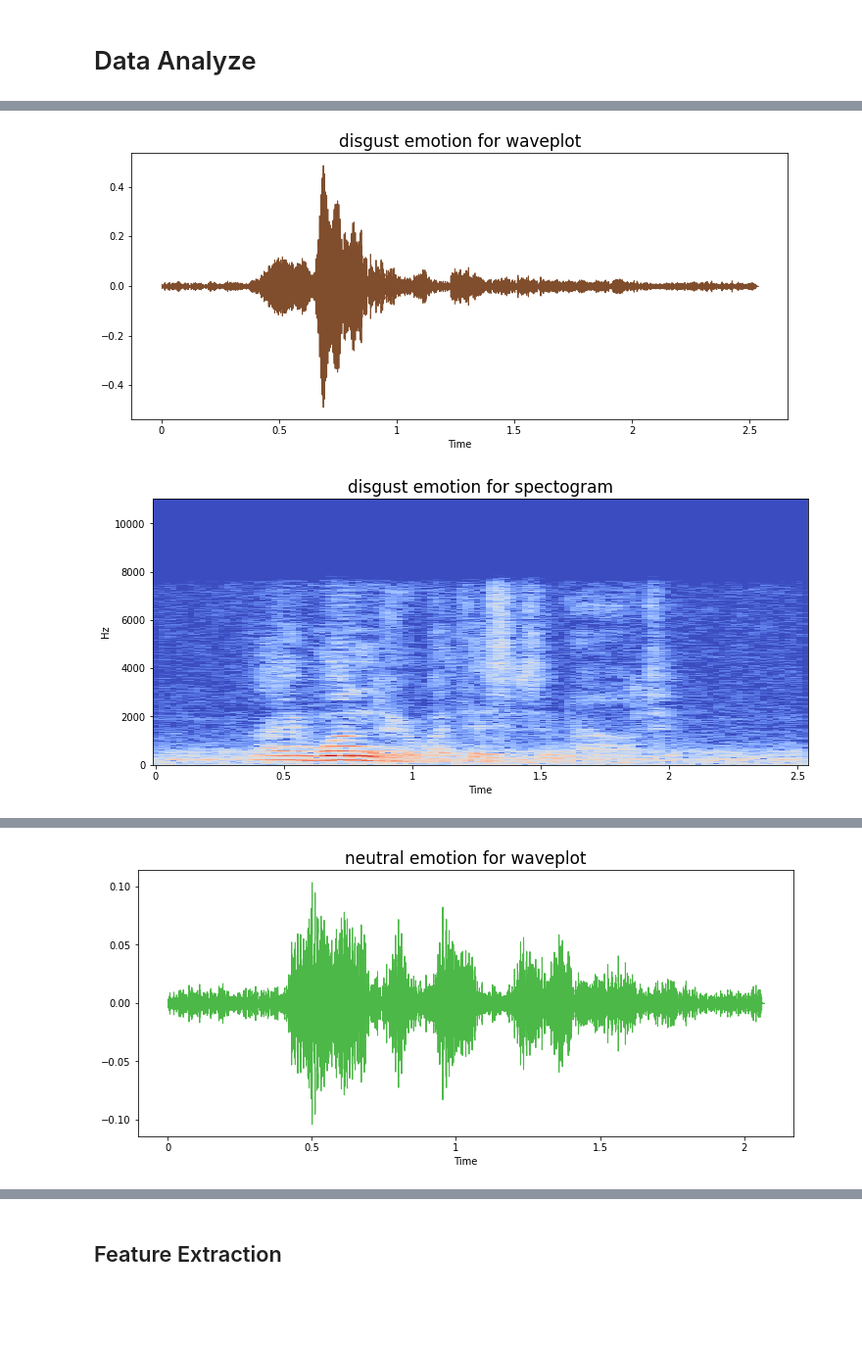
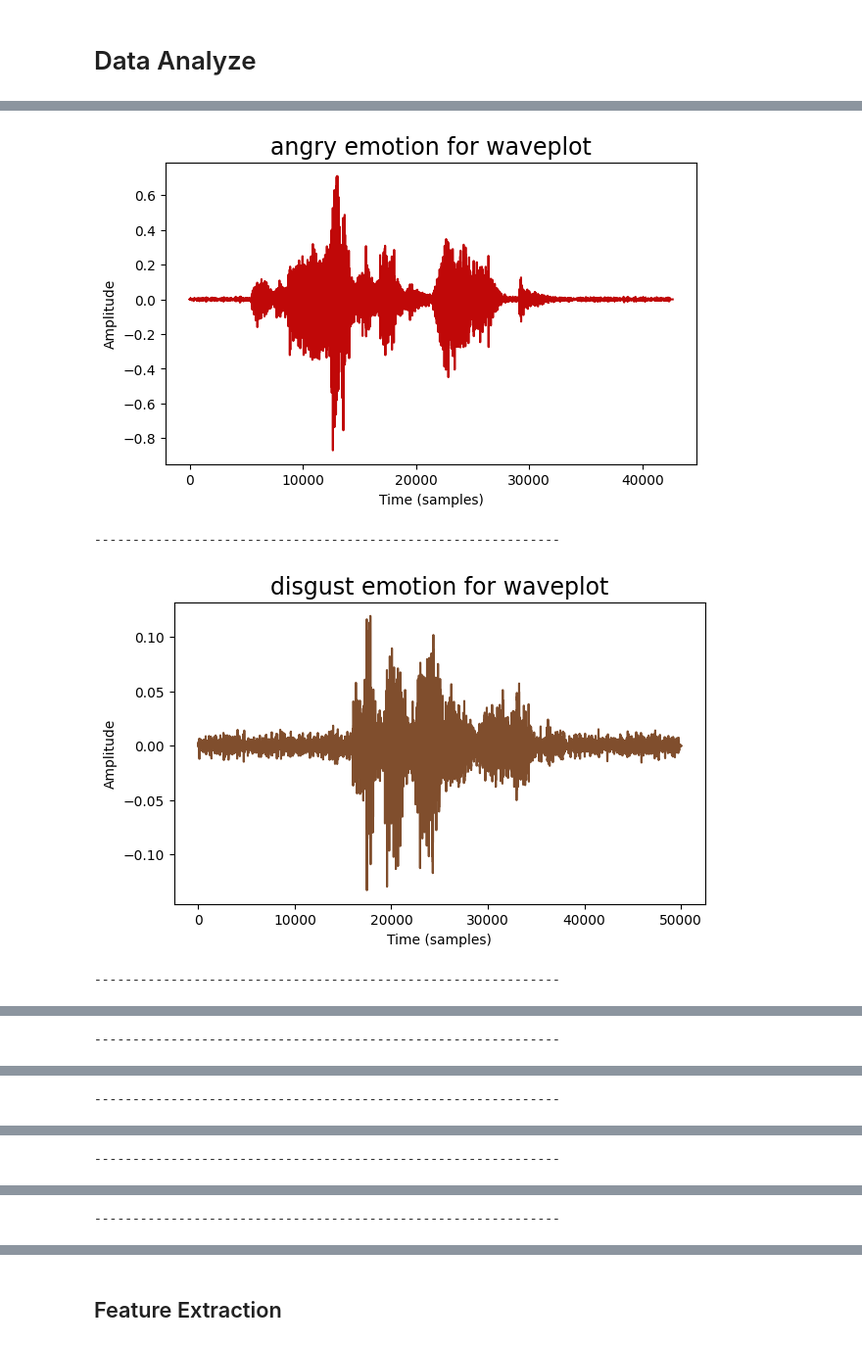
Before and after one commit to NourHamdyD/Speech-Emotion-Recognition, a Jupyter notebook: speech-emotion-recognition-with-cnn.ipynb, the cells around one changed output, grey strips where cells are left out. Shown at 98% size. Drawn from its saved outputs; the diff is of its cells as text; code cells hidden in the pictures; blank space fills up the shorter version.

```diff
--- a/speech-emotion-recognition-with-cnn.ipynb
+++ b/speech-emotion-recognition-with-cnn.ipynb
@@ -154,9 +117,17 @@ emotion_names=Crema_df['Emotion'].unique()
 colors={'disgust':'#804E2D','happy':'#F19C0E','sad':'#478FB8','neutral':'#4CB847','fear':'#7D55AA','angry':'#C00808','surprise':'#EE00FF'}
 # %%
 def wave_plot(data,sr,emotion,color):
-    plt.figure(figsize=(12,5))
+    # plt.figure(figsize=(12,5))
+    # plt.title(f'{emotion} emotion for waveplot',size=17)
+    # librosa.display.waveshow(y=data,sr=sr,color=color)
+    # def wave_plot(data,sr,emotion,color):
+# assume data and sr are defined elsewhere in the code
+    plt.figure(figsize=(7,4))
     plt.title(f'{emotion} emotion for waveplot',size=17)
-    librosa.display.waveshow(y=data,sr=sr,color=color)
+    plt.plot(data, color=color)
+    plt.xlabel("Time (samples)")
+    plt.ylabel("Amplitude")
+    plt.show()
 # %%
 def spectogram(data,sr,emotion):
     audio=librosa.stft(data)
@@ -165,2 +136,5 @@ def spectogram(data,sr,emotion):
     plt.title(f'{emotion} emotion for spectogram',size=17)
     librosa.display.specshow(audio_db,sr=sr,x_axis='time',y_axis='hz')
+# %%
+for emotion in emotion_names:
+    print(f'Waveplot for {emotion} emotion')
@@ -167,11 +148,15 @@ def spectogram(data,sr,emotion):
 # %%
-audio_path=[]
+paths = []
 for emotion in emotion_names:
     path=np.array(Crema_df['File_Path'][Crema_df['Emotion']==emotion])[1]
     data,sr=librosa.load(path)
     wave_plot(data,sr,emotion,colors[emotion])
-    spectogram(data,sr,emotion)
-    audio_path.append(path)
+    # spectogram(data,sr,emotion)
+    IPython.display.Audio(path)
+    print("-------------------------------------------------------------")
+    paths.append(path)
 # %% [output]
-[figure, old version]
+[figure, new version]
+-------------------------------------------------------------
-[figure, old version]
+[figure, new version]
+-------------------------------------------------------------
@@ -178,0 +164 @@ for emotion in emotion_names:
+-------------------------------------------------------------
@@ -179,0 +166 @@ for emotion in emotion_names:
+-------------------------------------------------------------
@@ -180,0 +168 @@ for emotion in emotion_names:
+-------------------------------------------------------------
@@ -182 +169,0 @@ for emotion in emotion_names:
-[figure, removed]
@@ -189,0 +170 @@ for emotion in emotion_names:
+-------------------------------------------------------------
```
Also changed, not shown: parts of 38 cells of this notebook.
